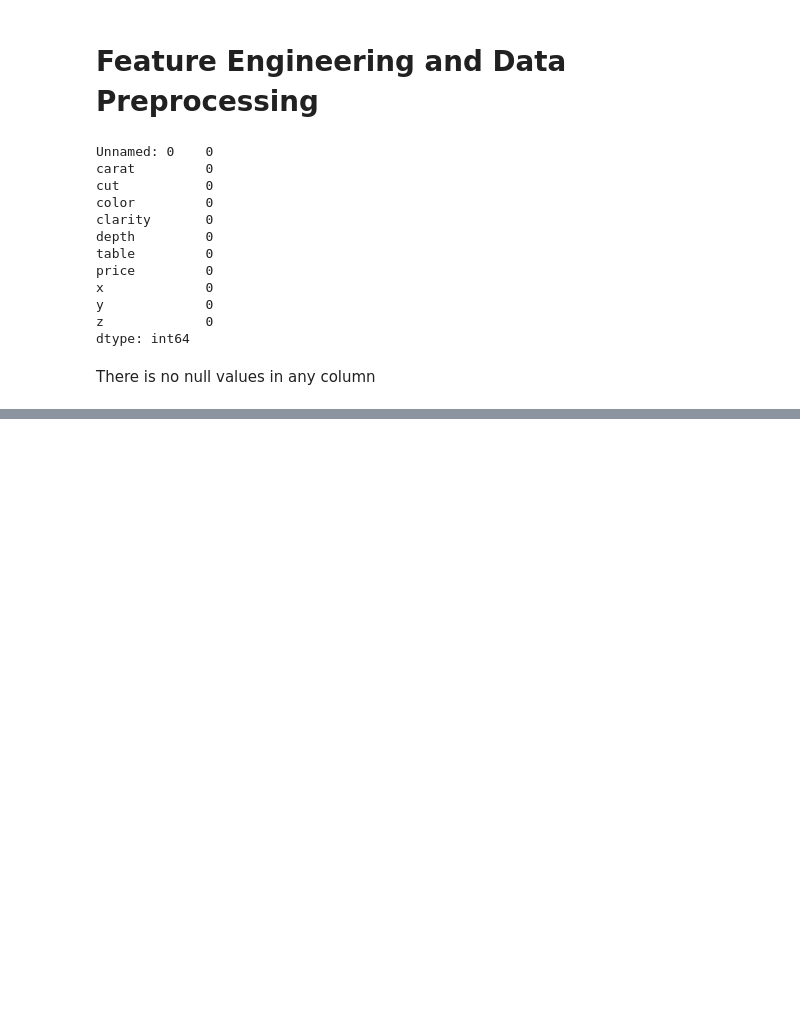
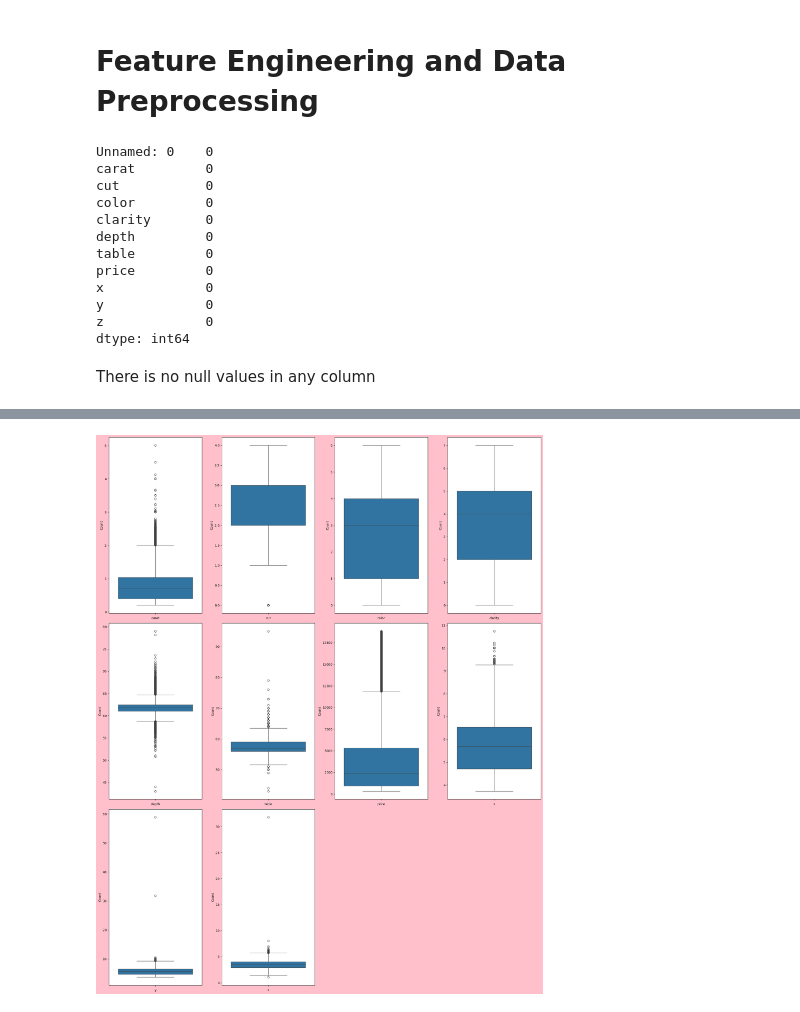
Before and after one commit to Aditya190704/Diamond_Price_Prediction_using_ML, a Jupyter notebook: model.ipynb, the cells around one changed output, grey strips where cells are left out. Saved outputs shown, nothing was run; the diff lists cells and outputs as text; code cells hidden in the pictures; blank space fills up the shorter version.

```diff
--- a/model.ipynb
+++ b/model.ipynb
@@ -186,0 +199,4 @@ There is no null values in any column
+# %%
+data['x'].replace(0, np.median(data['x']), inplace=True)
+data['y'].replace(0, np.median(data['y']), inplace=True)
+data['z'].replace(0, np.median(data['z']), inplace=True)
@@ -186,0 +224,9 @@ There is no null values in any column
+# %%
+# Using Label Encoding for converting categoorical data into numeric values
+
+from sklearn.preprocessing import LabelEncoder
+
+le = LabelEncoder()
+
+for col in ['cut', 'color', 'clarity']:
+    data[col] = le.fit_transform(data[col])
@@ -186,0 +242,4 @@ There is no null values in any column
+# %%
+# removing unnamed column
+
+data = data.drop(columns=['Unnamed: 0'])
@@ -186,0 +255,16 @@ There is no null values in any column
+# %%
+# Checking for outliers
+
+plt.figure(figsize=(20, 25), facecolor='pink')
+plotnumber = 1
+
+for column in data:
+    if plotnumber<=10:
+        ax=plt.subplot(3, 4, plotnumber)
+        sns.boxplot(data[column])
+        plt.xlabel(column, fontsize=10)
+        plt.ylabel('Count', fontsize=10)
+    plotnumber+=1
+plt.tight_layout()
+# %% [output]
+[figure, added]
```
Also changed, not shown: parts of 7 cells of this notebook.
